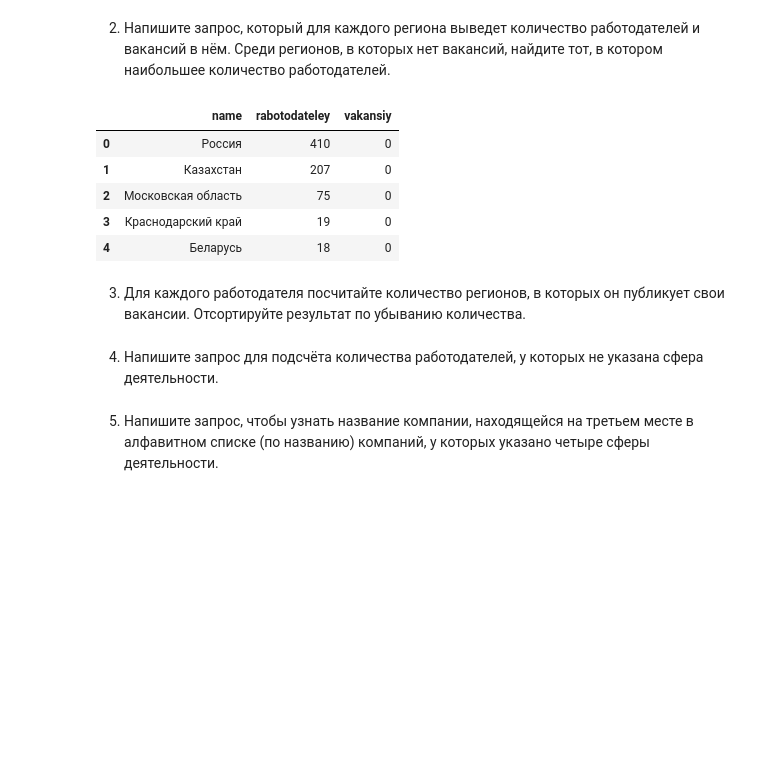
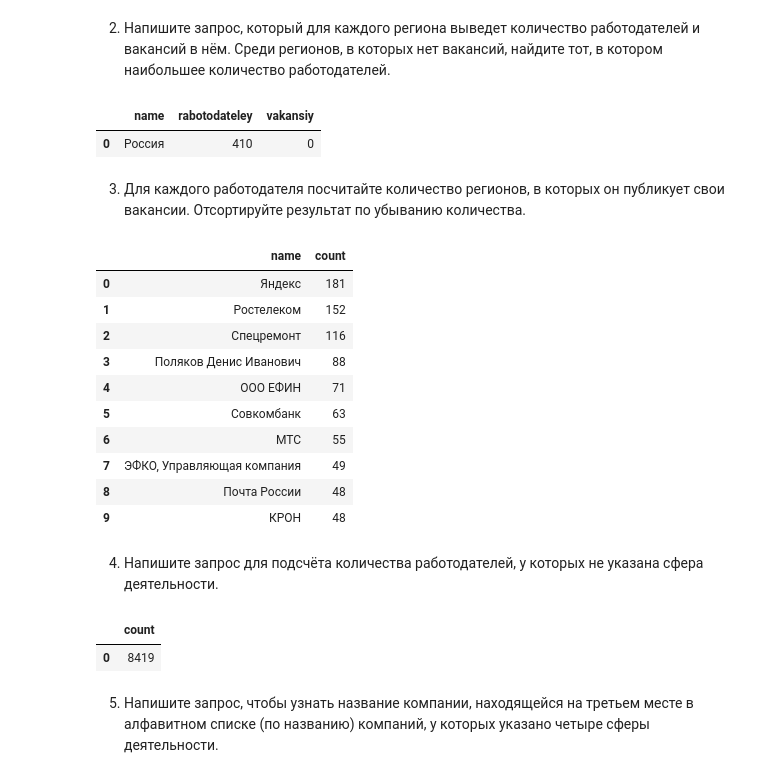
Before and after one commit to chingachguk1977/DST-HeadHunter-Pjt-2--SQL, a Jupyter notebook: SF_DST_Project2_SQL.ipynb, the cells around one changed output. Cells and saved outputs as stored; diff of their text form; code cells hidden in the pictures; blank space fills up the shorter version.

```diff
--- a/SF_DST_Project2_SQL.ipynb
+++ b/SF_DST_Project2_SQL.ipynb
@@ -265,18 +286,15 @@ query_5_2 = f'''
     where v.id is null
     group by a.name
     order by 2 desc
+    limit 1
 '''
 # %%
 # результат запроса
 df = pd.read_sql_query(query_5_2, connection)
-df.head()
+df
 # %% [output]
 |  | name | rabotodateley | vakansiy |
 | 0 | Россия | 410 | 0 |
-| 1 | Казахстан | 207 | 0 |
-| 2 | Московская область | 75 | 0 |
-| 3 | Краснодарский край | 19 | 0 |
-| 4 | Беларусь | 18 | 0 |
 # %% [markdown]
 3. Для каждого работодателя посчитайте количество регионов, в которых он публикует свои вакансии. Отсортируйте результат по убыванию количества.
 # %%
@@ -284,5 +310,19 @@ df.head()
 # %%
 # результат запроса
+df = pd.read_sql_query(query_5_3, connection)
+df.head(10)
+# %% [output]
+|  | name | count |
+| 0 | Яндекс | 181 |
+| 1 | Ростелеком | 152 |
+| 2 | Спецремонт | 116 |
+| 3 | Поляков Денис Иванович | 88 |
+| 4 | ООО ЕФИН | 71 |
+| 5 | Совкомбанк | 63 |
+| 6 | МТС | 55 |
+| 7 | ЭФКО, Управляющая компания | 49 |
+| 8 | Почта России | 48 |
+| 9 | КРОН | 48 |
 # %% [markdown]
 4. Напишите запрос для подсчёта количества работодателей, у которых не указана сфера деятельности.
 # %%
@@ -290,5 +337,10 @@ df.head()
 # %%
 # результат запроса
+df = pd.read_sql_query(query_5_4, connection)
+df
+# %% [output]
+|  | count |
+| 0 | 8419 |
 # %% [markdown]
 5. Напишите запрос, чтобы узнать название компании, находящейся на третьем месте в алфавитном списке (по названию) компаний, у которых указано четыре сферы деятельности.
 # %%
```
Also changed, not shown: parts of 43 cells of this notebook.
